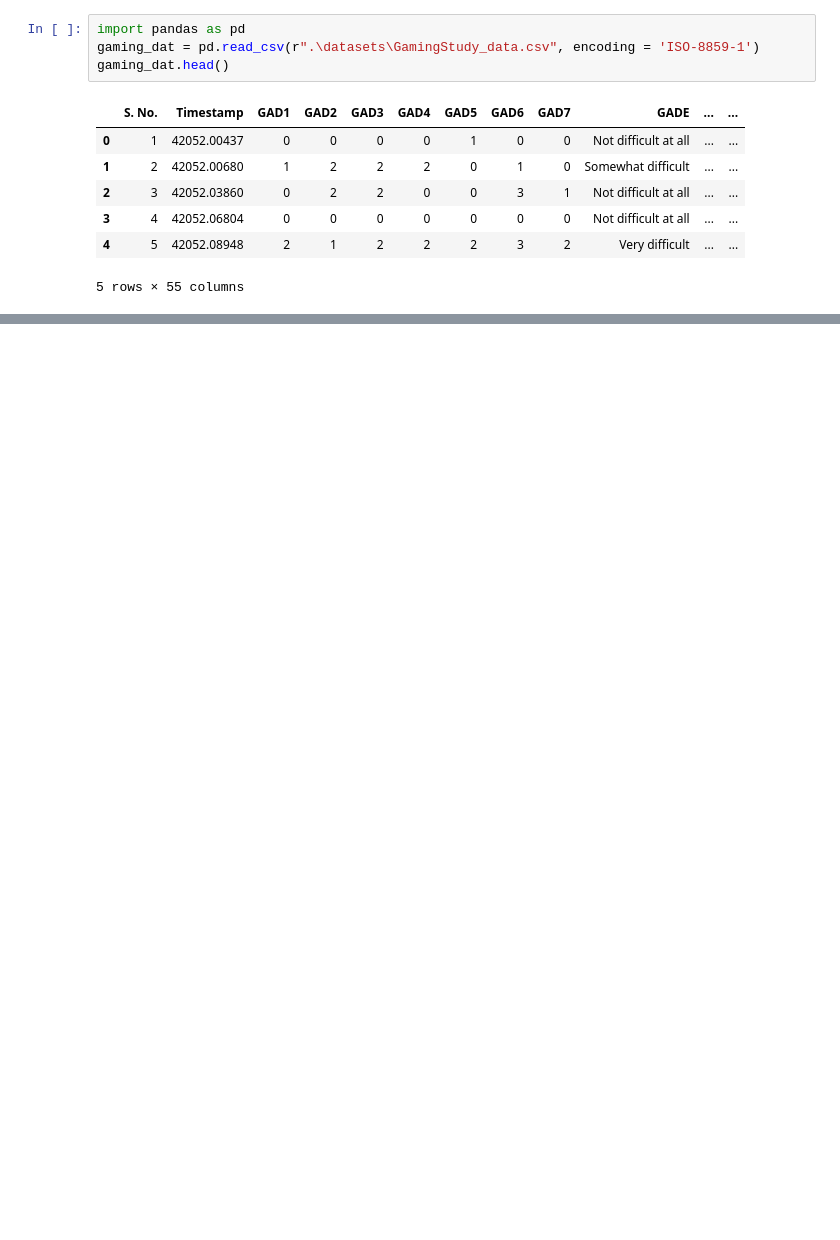
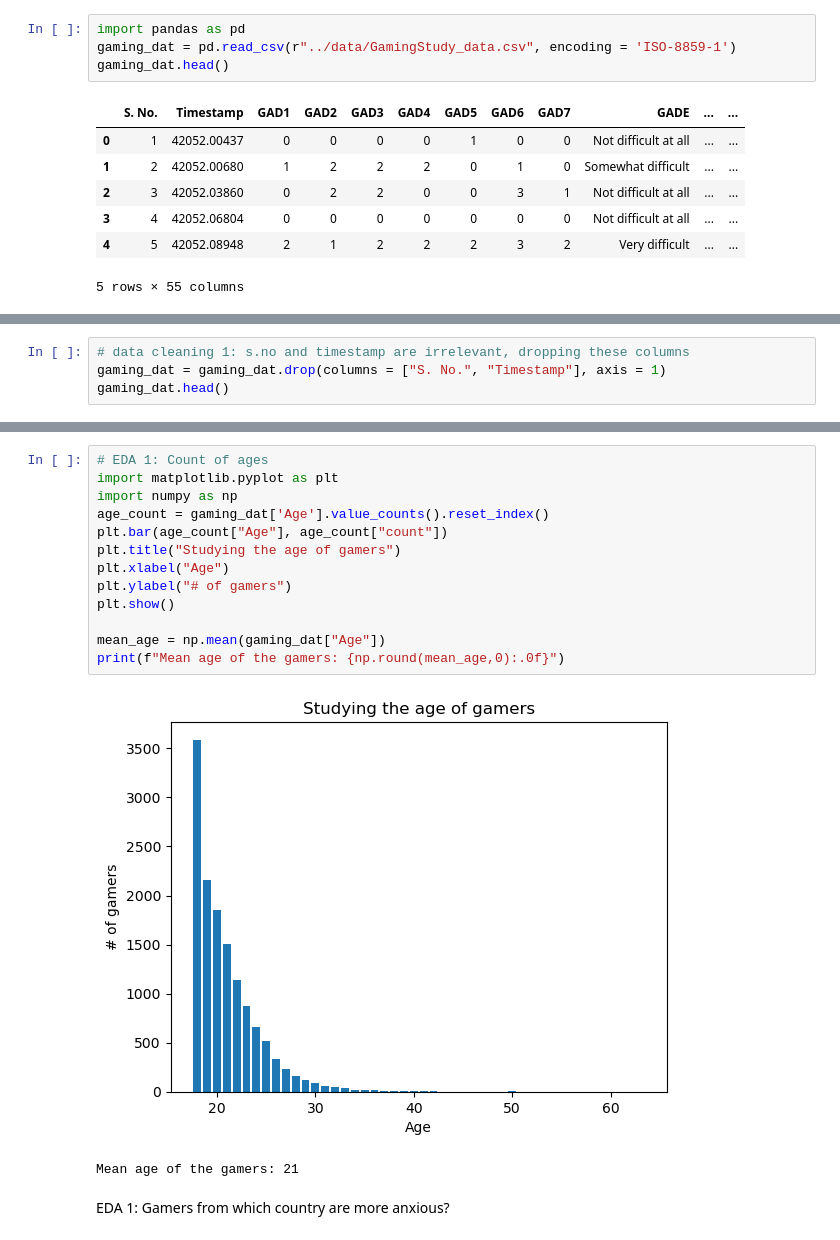
Before and after one commit to sakshamlakhera/CSE587, a Jupyter notebook: notebook/datafetch.ipynb, the cells around one changed output, grey strips where cells are left out. Cells and saved outputs as stored; diff of their text form; blank space fills up the shorter version.

Commit message:
Hypotheses solved for Gaming Study for Anxiety

```diff
--- a/notebook/datafetch.ipynb
+++ b/notebook/datafetch.ipynb
@@ -161,7 +181,7 @@ The dataset for this problem was downloaded from Kaggle: https://www.kaggle.com/
 Since there is no direct way of fetching dataset from Kaggle via URL read, we have downloaded and stored in GitHub and used the csv file locally.
 # %%
 import pandas as pd
-gaming_dat = pd.read_csv(r".\datasets\GamingStudy_data.csv", encoding = 'ISO-8859-1')
+gaming_dat = pd.read_csv(r"../data/GamingStudy_data.csv", encoding = 'ISO-8859-1')
 gaming_dat.head()
 # %% [output]
 |  | S. No. | Timestamp | GAD1 | GAD2 | GAD3 | GAD4 | GAD5 | GAD6 | GAD7 | GADE | ... | ... |
@@ -173,0 +209,4 @@ gaming_dat.head()
+# %%
+# data cleaning 1: s.no and timestamp are irrelevant, dropping these columns
+gaming_dat = gaming_dat.drop(columns = ["S. No.", "Timestamp"], axis = 1)
+gaming_dat.head()
@@ -173,0 +221,18 @@ gaming_dat.head()
+# %%
+# EDA 1: Count of ages
+import matplotlib.pyplot as plt
+import numpy as np
+age_count = gaming_dat['Age'].value_counts().reset_index()
+plt.bar(age_count["Age"], age_count["count"])
+plt.title("Studying the age of gamers")
+plt.xlabel("Age")
+plt.ylabel("# of gamers")
+plt.show()
+
+mean_age = np.mean(gaming_dat["Age"])
+print(f"Mean age of the gamers: {np.round(mean_age,0):.0f}")
+# %% [output]
+[figure, added]
+Mean age of the gamers: 21
+# %% [markdown]
+EDA 1: Gamers from which country are more anxious?
```
Also changed, not shown: parts of 13 cells of this notebook.
